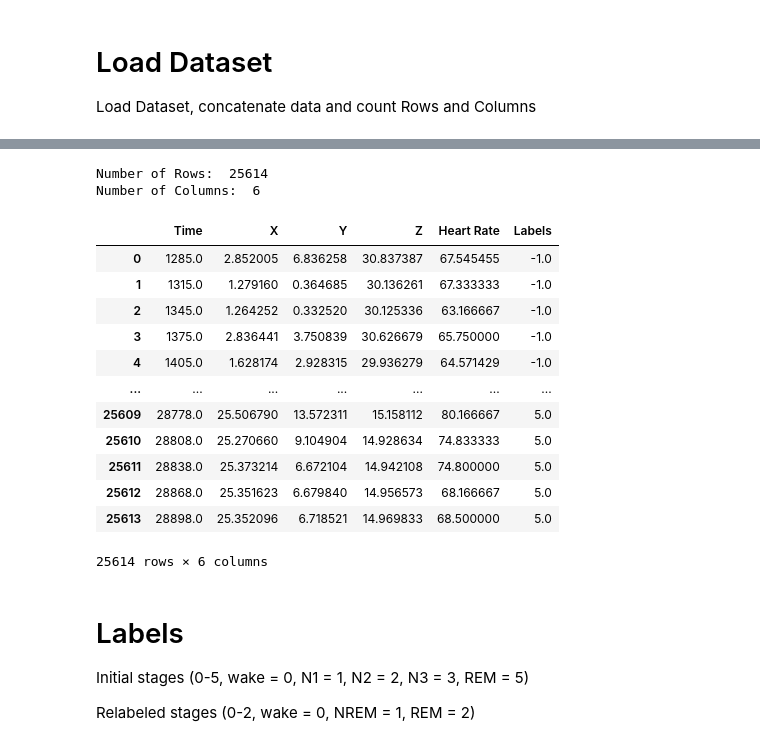
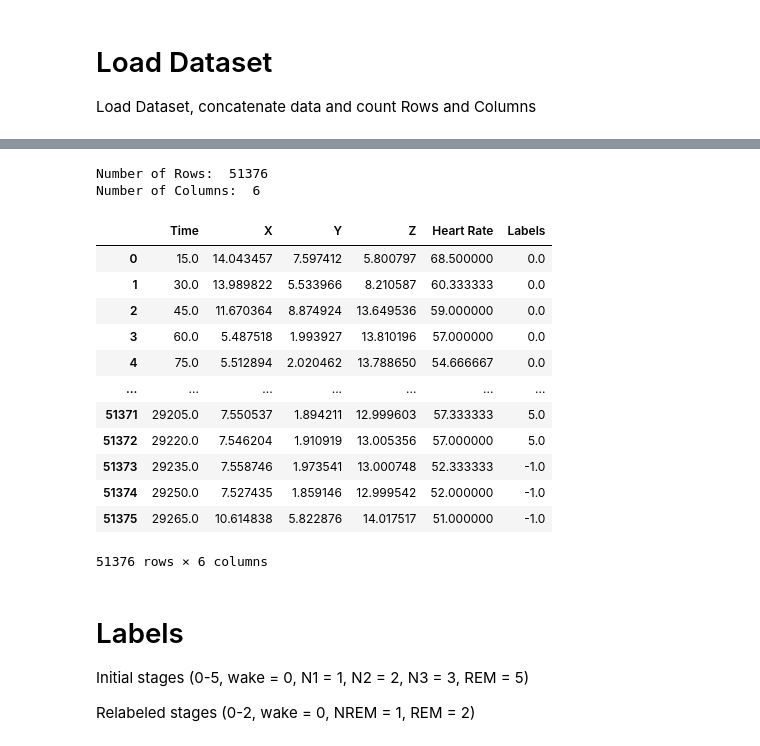
Before and after one commit to cargilgar/Smart-Alarm-using-tinyML, a Jupyter notebook: src/model_training/model_training.ipynb, the cells around one changed output, grey strips where cells are left out. Cells and saved outputs as stored; diff of their text form; code cells hidden in the pictures.

```diff
--- a/src/model_training/model_training.ipynb
+++ b/src/model_training/model_training.ipynb
@@ -53,46 +74,47 @@ Saving to: ‘dataset-1-30.zip’
 # %%
 #Create full dataframe with all subject csv's concatenated
 path = r'content/output/'
-all_files = glob.glob(path + "/*.csv")
+all_files = glob.glob(path + '/*.csv')
 
 li = []
 acc_rows = 0
 
 for filename in all_files:
-    subject_csv = pd.read_csv(filename, index_col=None, header=0)
+    subject_csv = pd.read_csv(filename, index_col=False)
     acc_rows += len(subject_csv.axes[0])
+
     li.append(subject_csv)
 
 df = pd.concat(li, axis=0, ignore_index=True)
 
 
 #Save big dataframe as CSV
-df.to_csv('all_users_df.csv')
+# df.to_csv('all_users_df.csv')
 
 #Rows and Columns
 total_rows = len(df.axes[0]) #===> Axes of 0 is for a row
 total_cols = len(df.axes[1]) #===> Axes of 1 is for a column
-print("Number of Rows: ", total_rows)
-print("Number of Columns: ", total_cols)
+print('Number of Rows: ', total_rows)
+print('Number of Columns: ', total_cols)
 
-assert total_rows == acc_rows, "Number of rows doesn't match"
+assert total_rows == acc_rows, 'Number of rows does not match'
 
 df
 # %% [output]
-Number of Rows:  25614
+Number of Rows:  51376
 Number of Columns:  6
 |  | Time | X | Y | Z | Heart Rate | Labels |
-| 0 | 1285.0 | 2.852005 | 6.836258 | 30.837387 | 67.545455 | -1.0 |
-| 1 | 1315.0 | 1.279160 | 0.364685 | 30.136261 | 67.333333 | -1.0 |
-| 2 | 1345.0 | 1.264252 | 0.332520 | 30.125336 | 63.166667 | -1.0 |
-| 3 | 1375.0 | 2.836441 | 3.750839 | 30.626679 | 65.750000 | -1.0 |
-| 4 | 1405.0 | 1.628174 | 2.928315 | 29.936279 | 64.571429 | -1.0 |
+| 0 | 15.0 | 14.043457 | 7.597412 | 5.800797 | 68.500000 | 0.0 |
+| 1 | 30.0 | 13.989822 | 5.533966 | 8.210587 | 60.333333 | 0.0 |
+| 2 | 45.0 | 11.670364 | 8.874924 | 13.649536 | 59.000000 | 0.0 |
+| 3 | 60.0 | 5.487518 | 1.993927 | 13.810196 | 57.000000 | 0.0 |
+| 4 | 75.0 | 5.512894 | 2.020462 | 13.788650 | 54.666667 | 0.0 |
 | ... | ... | ... | ... | ... | ... | ... |
-| 25609 | 28778.0 | 25.506790 | 13.572311 | 15.158112 | 80.166667 | 5.0 |
-| 25610 | 28808.0 | 25.270660 | 9.104904 | 14.928634 | 74.833333 | 5.0 |
-| 25611 | 28838.0 | 25.373214 | 6.672104 | 14.942108 | 74.800000 | 5.0 |
-| 25612 | 28868.0 | 25.351623 | 6.679840 | 14.956573 | 68.166667 | 5.0 |
-| 25613 | 28898.0 | 25.352096 | 6.718521 | 14.969833 | 68.500000 | 5.0 |
+| 51371 | 29205.0 | 7.550537 | 1.894211 | 12.999603 | 57.333333 | 5.0 |
+| 51372 | 29220.0 | 7.546204 | 1.910919 | 13.005356 | 57.000000 | 5.0 |
+| 51373 | 29235.0 | 7.558746 | 1.973541 | 13.000748 | 52.333333 | -1.0 |
+| 51374 | 29250.0 | 7.527435 | 1.859146 | 12.999542 | 52.000000 | -1.0 |
+| 51375 | 29265.0 | 10.614838 | 5.822876 | 14.017517 | 51.000000 | -1.0 |
-25614 rows × 6 columns
+51376 rows × 6 columns
 # %%
 # Read full dataframe CSV (without downloading data)
```
Also changed, not shown: parts of 15 cells of this notebook, 1 other file.
